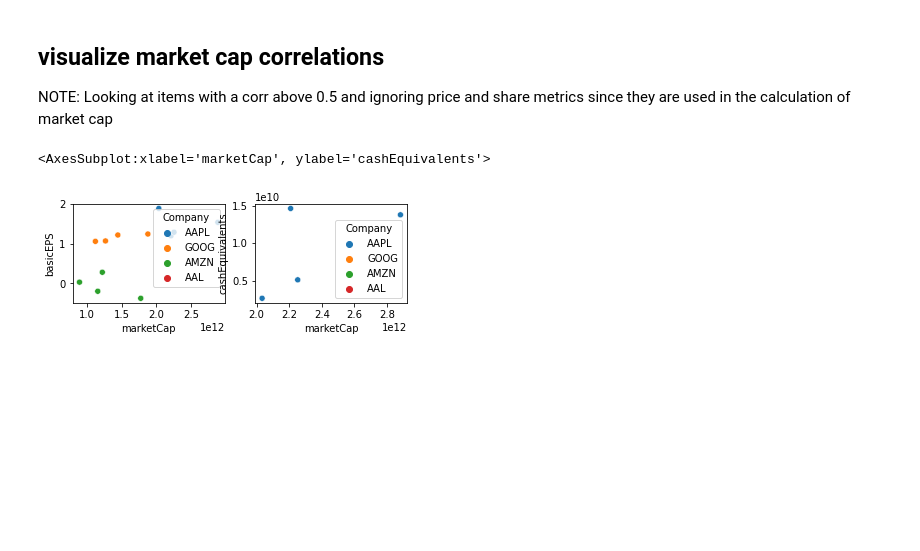
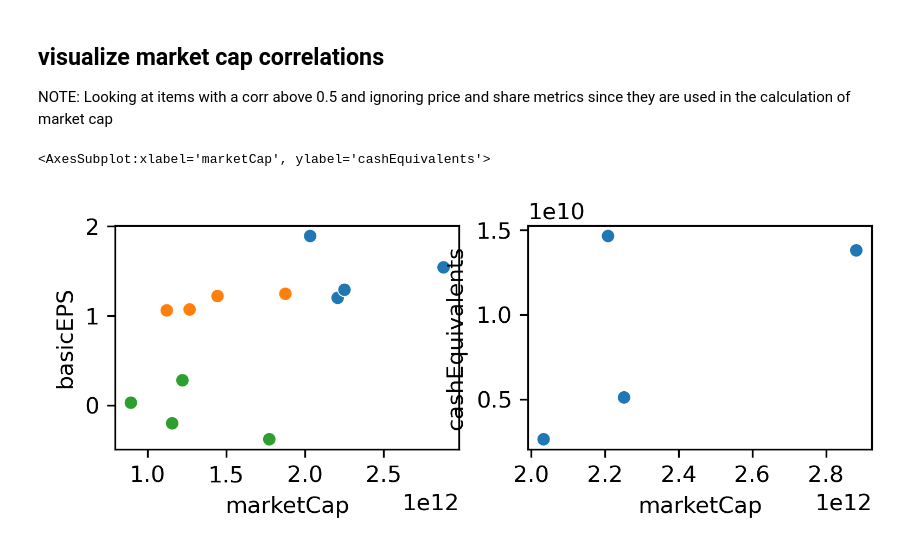
Before and after one commit to jeffjoseph22/value-investing, a Jupyter notebook: value_investing_analysis.ipynb, the cells around one changed output. Cells and saved outputs as stored; diff of their text form; code cells hidden in the pictures; blank space fills up the shorter version.

```diff
--- a/value_investing_analysis.ipynb
+++ b/value_investing_analysis.ipynb
@@ -6,8 +6,8 @@ import seaborn as sb
 import matplotlib.pyplot as plt
 import numpy as np
 
-data = pd.read_csv('company-data.csv')
-data
+df = pd.read_csv('company-data.csv')
+df
 # %% [output]
 |  | Unnamed: 0 | dilutedNIAvailtoComStockholders | grossProfit | netIncome | totalExpenses | totalRevenue | basicEPS | ... |
 | 0 | 2022-03-31 | 2.501000e+10 | 4.255900e+10 | 2.501000e+10 | 6.729900e+10 | 9.727800e+10 | 1.540000 | ... |
@@ -30,8 +30,8 @@ data
 # %% [markdown]
 # Clean
 # %%
-data = data.rename(columns={"Unnamed: 0":"date"})
-data
+df = df.rename(columns={"Unnamed: 0":"date"})
+df
 # %% [output]
 |  | date | dilutedNIAvailtoComStockholders | grossProfit | netIncome | totalExpenses | totalRevenue | basicEPS | ... |
 | 0 | 2022-03-31 | 2.501000e+10 | 4.255900e+10 | 2.501000e+10 | 6.729900e+10 | 9.727800e+10 | 1.540000 | ... |
@@ -126,13 +172,12 @@ NOTE: Looking at items with a corr above 0.5 and ignoring price and share metric
 # %%
 # TRY SEABORN SCATTERPLOT TO GET COLOR
 # fig = sb.FacetGrid(data=data, hue=data['Company'] )
 # fig.map(plt.scatter, 'marketCap', 'basicEPS').add_legend()
-plt.figure()
+plt.figure(dpi=300)
 plt.subplot(221)
-sb.scatterplot(data=data, x='marketCap', y='basicEPS', hue='Company')
-
+sb.scatterplot(data=df, x='marketCap', y='basicEPS', hue='Company', legend=None)
 plt.subplot(222)
-sb.scatterplot(data=data, x='marketCap', y='cashEquivalents', hue='Company')
+sb.scatterplot(data=df, x='marketCap', y='cashEquivalents', hue='Company', legend=None)
 # %% [output]
 <AxesSubplot:xlabel='marketCap', ylabel='cashEquivalents'>
-[figure, old version]
+[figure, new version]
```
Also changed, not shown: parts of 15 cells of this notebook, 1 other file.
